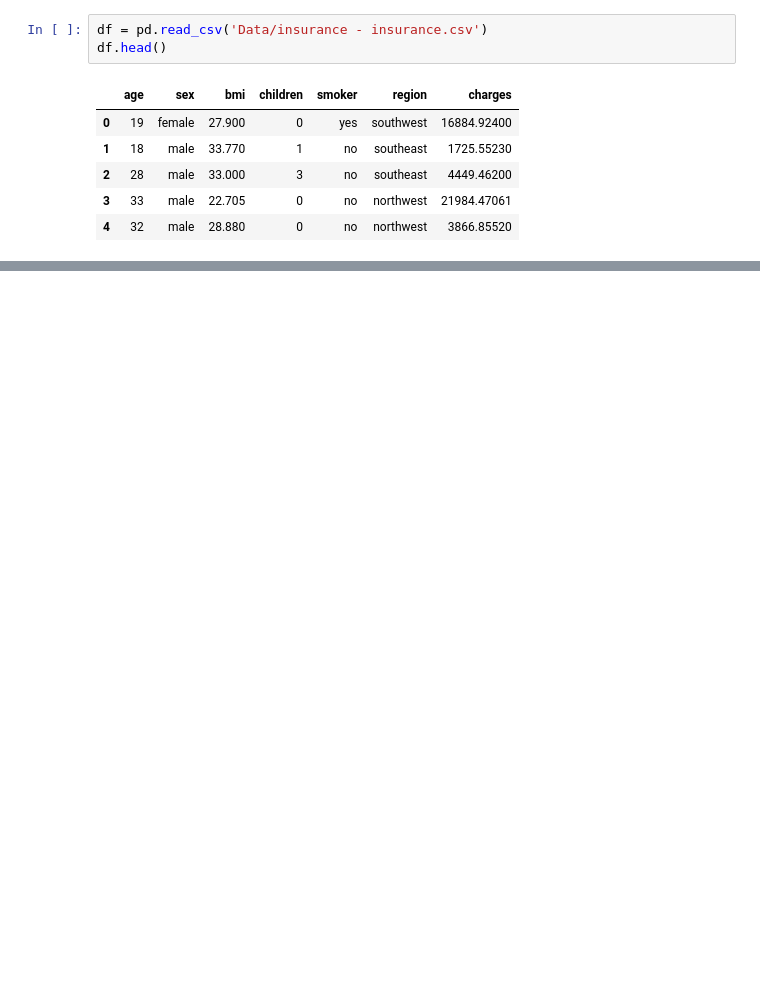
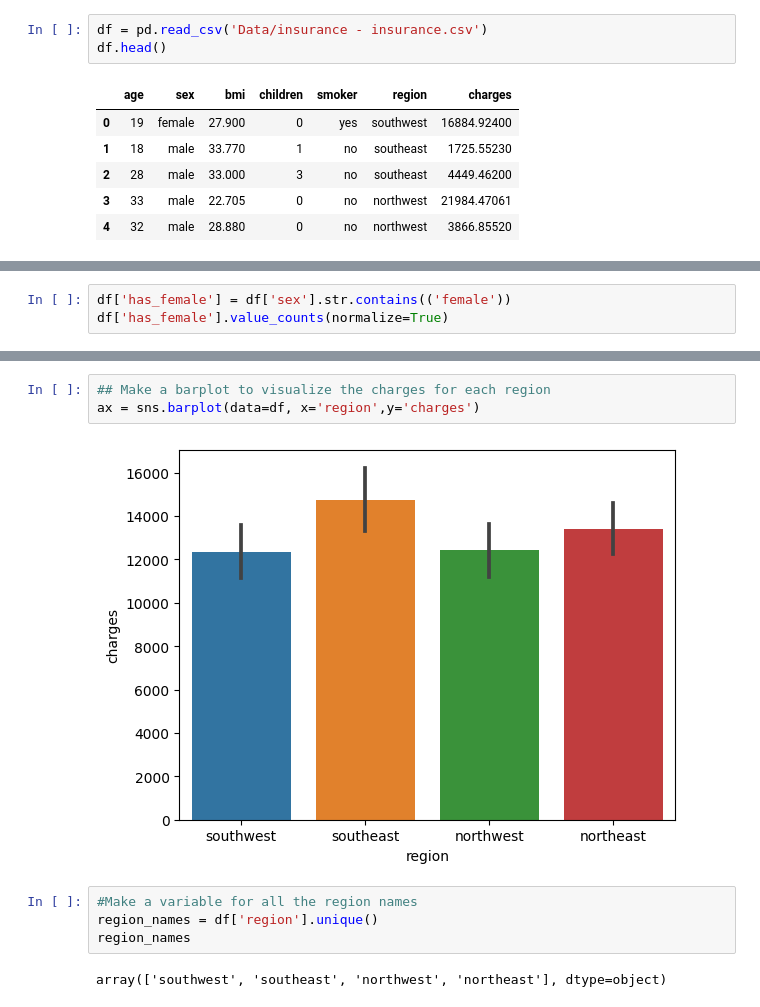
Before and after one commit to AbdoIbrahim/Hypothesis-Testing-with-Insurance-Data--Core-, a Jupyter notebook: Hypothesis Testing with Insurance Data (Core) Notebook.ipynb, the cells around one changed output, grey strips where cells are left out. Drawn from its saved outputs; the diff is of its cells as text; blank space fills up the shorter version.

```diff
--- a/Hypothesis Testing with Insurance Data (Core) Notebook.ipynb
+++ b/Hypothesis Testing with Insurance Data (Core) Notebook.ipynb
@@ -64,0 +466,3 @@ sns.histplot(data=df, x='smoker')
+# %%
+df['has_female'] = df['sex'].str.contains(('female'))
+df['has_female'].value_counts(normalize=True)
@@ -64,0 +608,11 @@ sns.histplot(data=df, x='smoker')
+# %%
+## Make a barplot to visualize the charges for each region
+ax = sns.barplot(data=df, x='region',y='charges')
+# %% [output]
+[figure, added]
+# %%
+#Make a variable for all the region names
+region_names = df['region'].unique()
+region_names
+# %% [output]
+array(['southwest', 'southeast', 'northwest', 'northeast'], dtype=object)
```
Also changed, not shown: parts of 81 cells of this notebook.
